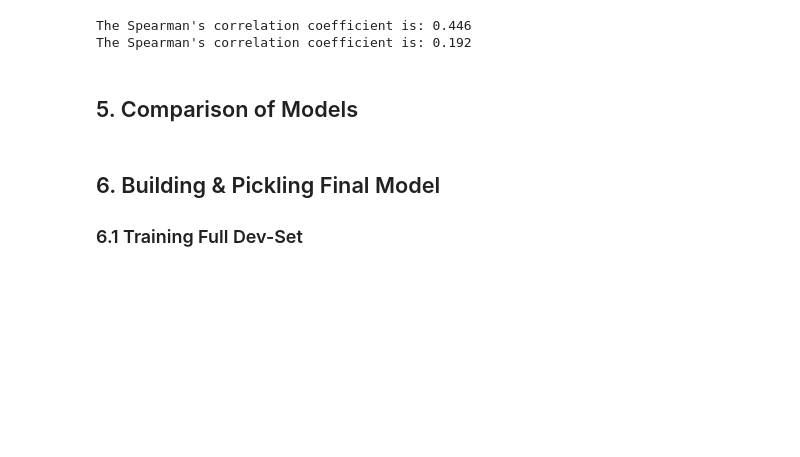
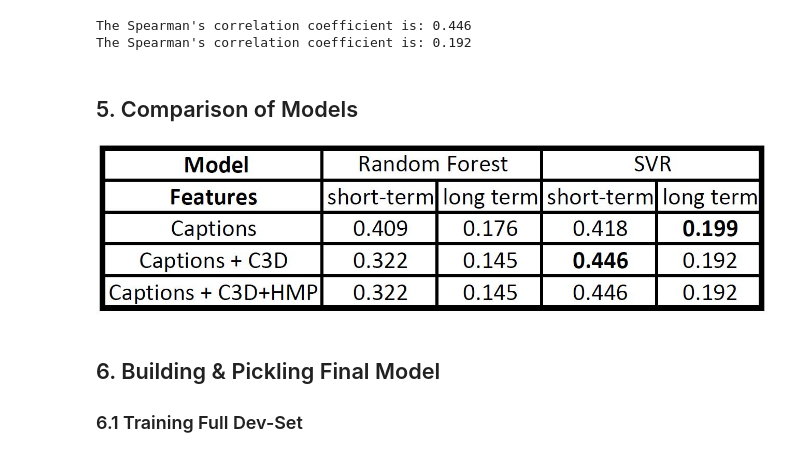
Before and after one commit to akhilalfonsk/PredictingMediaMemorability, a Jupyter notebook: MachineLearningAssignment.ipynb, the cells around one changed output. Cells and saved outputs as stored; diff of their text form; code cells hidden in the pictures; blank space fills up the shorter version.

```diff
--- a/MachineLearningAssignment.ipynb
+++ b/MachineLearningAssignment.ipynb
@@ -319,6 +320,10 @@ The Spearman's correlation coefficient is: 0.446
 The Spearman's correlation coefficient is: 0.192
 # %% [markdown]
 ## 5.  Comparison of Models
+# %%
+Image(filename="DataSheet.JPG")
+# %% [output]
+[figure, added]
 # %% [markdown]
 ## 6.  Building & Pickling Final Model
 
```
Also changed, not shown: parts of 1 cell of this notebook.
